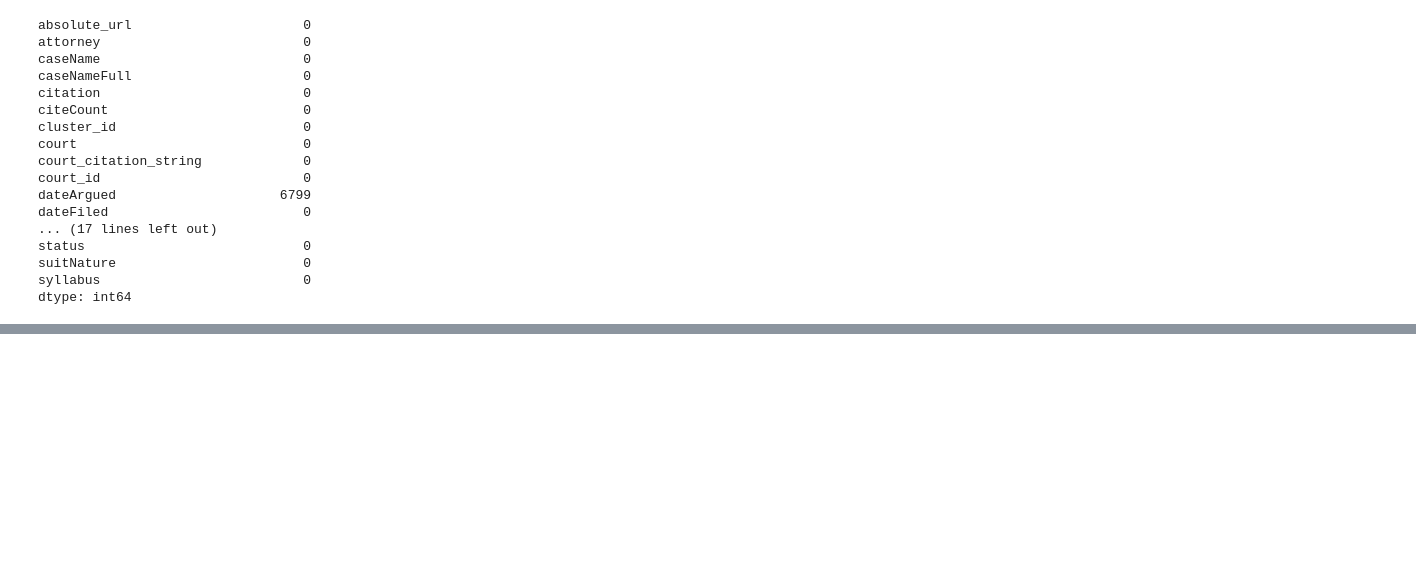
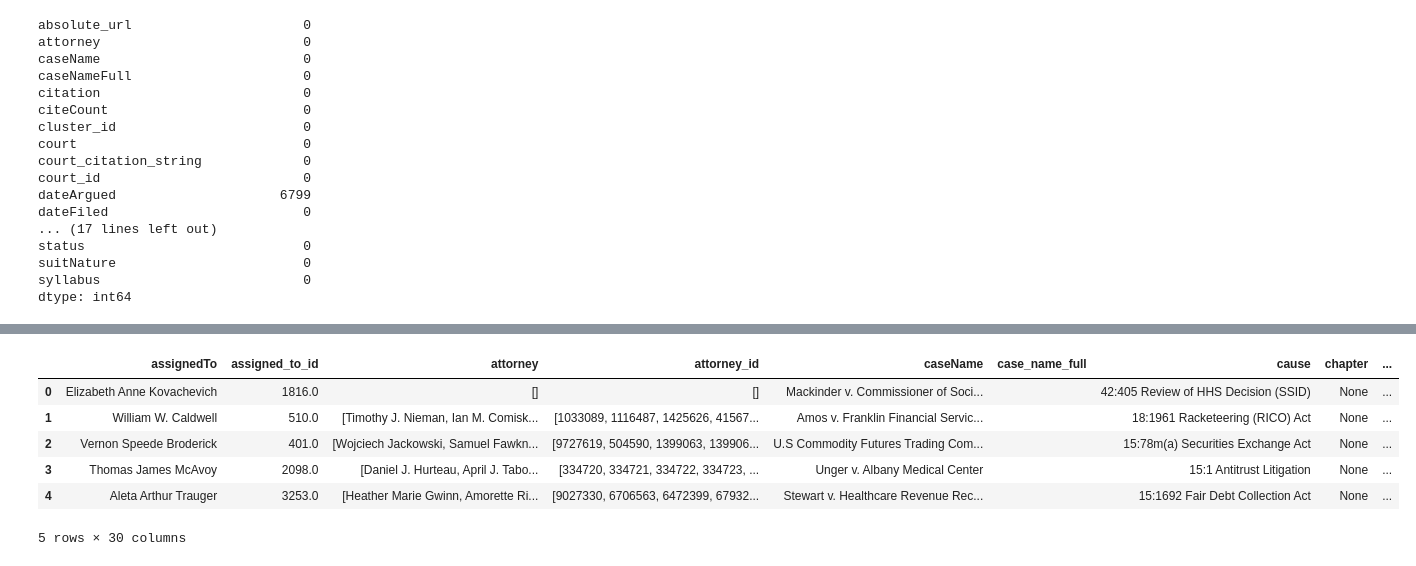
Before and after one commit to jh000107/AIDB, a Jupyter notebook: eda.ipynb, the cells around one changed output, grey strips where cells are left out. Cells and saved outputs as stored; diff of their text form; code cells hidden in the pictures; blank space fills up the shorter version.

```diff
--- a/eda.ipynb
+++ b/eda.ipynb
@@ -86,0 +246,11 @@ ai_cases_o
+# %%
+dataset_r = pd.DataFrame(data_r)
+dataset_r.head()
+# %% [output]
+|  | assignedTo | assigned_to_id | attorney | attorney_id | caseName | case_name_full | cause | chapter | ... |
+| 0 | Elizabeth Anne Kovachevich | 1816.0 | [] | [] | Mackinder v. Commissioner of Soci... |  | 42:405 Review of HHS Decision (SSID) | None | ... |
+| 1 | William W. Caldwell | 510.0 | [Timothy J. Nieman, Ian M. Comisk... | [1033089, 1116487, 1425626, 41567... | Amos v. Franklin Financial Servic... |  | 18:1961 Racketeering (RICO) Act | None | ... |
+| 2 | Vernon Speede Broderick | 401.0 | [Wojciech Jackowski, Samuel Fawkn... | [9727619, 504590, 1399063, 139906... | U.S Commodity Futures Trading Com... |  | 15:78m(a) Securities Exchange Act | None | ... |
+| 3 | Thomas James McAvoy | 2098.0 | [Daniel J. Hurteau, April J. Tabo... | [334720, 334721, 334722, 334723, ... | Unger v. Albany Medical Center |  | 15:1 Antitrust Litigation | None | ... |
+| 4 | Aleta Arthur Trauger | 3253.0 | [Heather Marie Gwinn, Amorette Ri... | [9027330, 6706563, 6472399, 67932... | Stewart v. Healthcare Revenue Rec... |  | 15:1692 Fair Debt Collection Act | None | ... |
+5 rows × 30 columns
```
Also changed, not shown: parts of 13 cells of this notebook.
